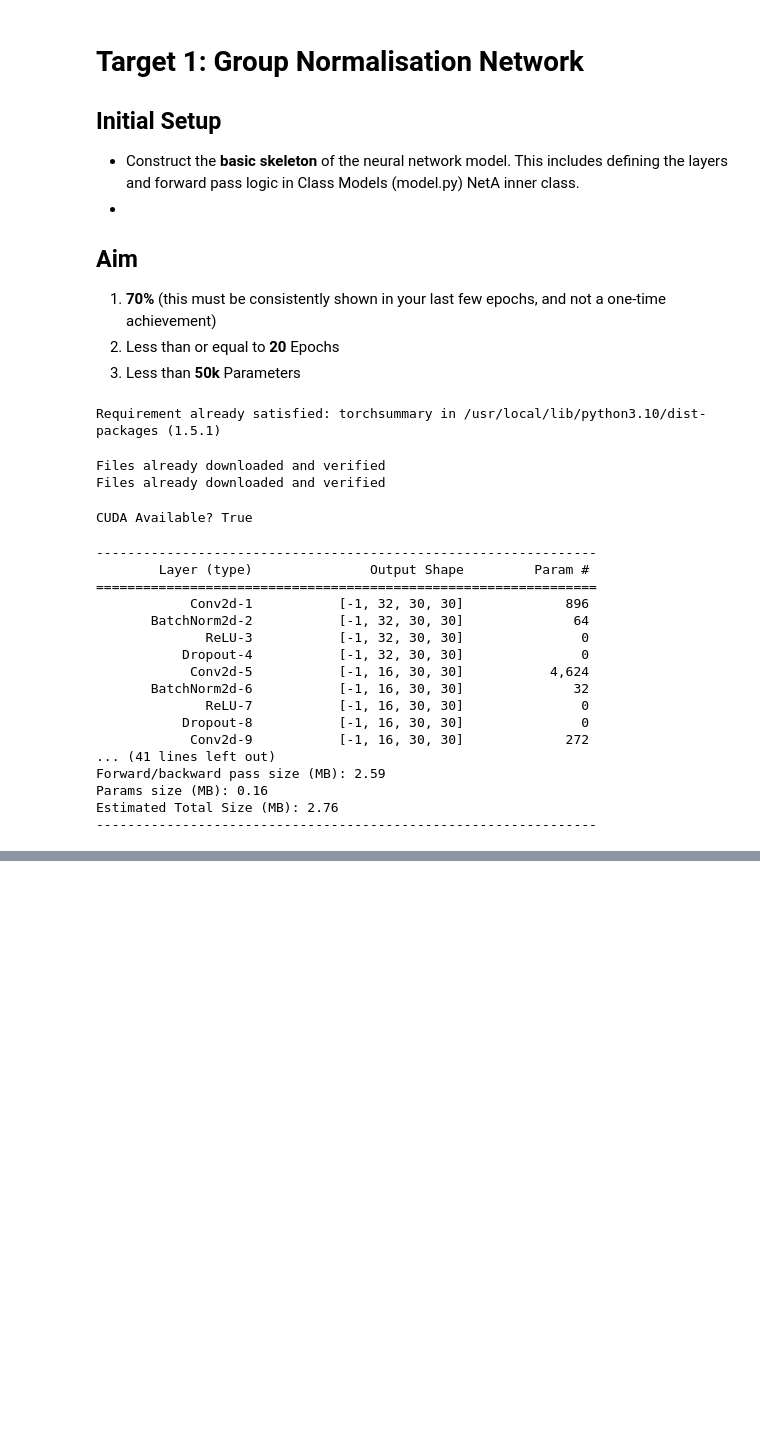
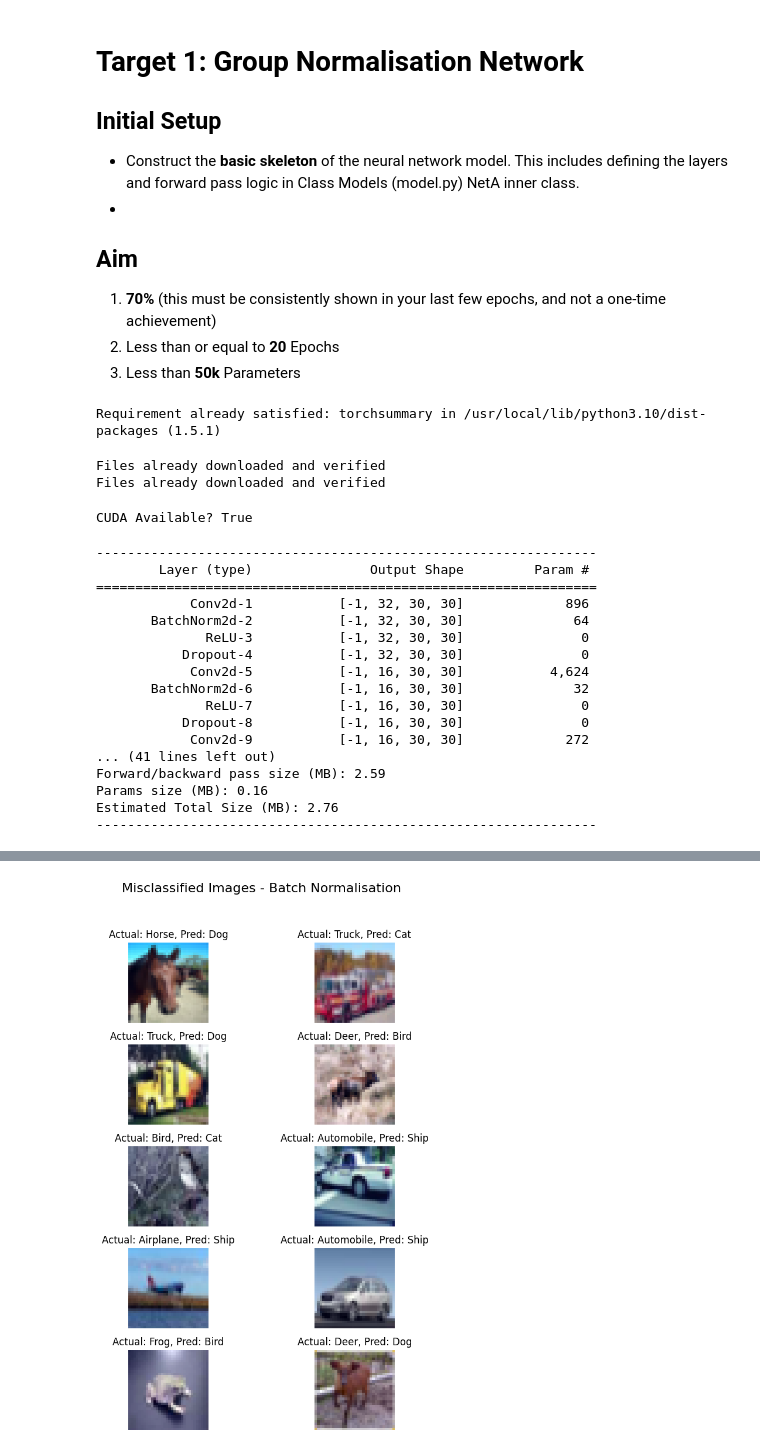
Before and after one commit to ping-Mel/ERV-V2-Assignments, a Jupyter notebook: session8/s8.ipynb, the cells around one changed output, grey strips where cells are left out. Drawn from its saved outputs; the diff is of its cells as text; code cells hidden in the pictures; blank space fills up the shorter version.

Commit message:
add misclassified images

```diff
--- a/session8/s8.ipynb
+++ b/session8/s8.ipynb
@@ -334,6 +332,34 @@ test = datasets.CIFAR10('./data', train=False, download=True, transform=test_tra
 # %% [output]
 Files already downloaded and verified
 Files already downloaded and verified
+# %%
+def show_misclasses(failed_samples, title):
+  CIFAR10_CLS = {
+    0: 'Airplane',
+    1: 'Automobile',
+    2: 'Bird',
+    3: 'Cat',
+    4: 'Deer',
+    5: 'Dog',
+    6: 'Frog',
+    7: 'Horse',
+    8: 'Ship',
+    9: 'Truck'
+  }
+
+  fig, axs = plt.subplots(5,2,figsize=(8,10))
+  fig.suptitle(title, fontsize=16)
+
+  for idx, (img, actual, pred) in enumerate(failed_samples[:10]):
+      ax = axs[idx // 2, idx % 2]
+      img = img.cpu().numpy().transpose((1, 2, 0))  # Convert to numpy and fix channel ordering
+      img = (img - img.min()) / (img.max() - img.min())  # Normalize to [0,1]
+      ax.imshow(img, interpolation='none')
+      ax.set_title(f'Actual: {CIFAR10_CLS[actual]}, Pred: {CIFAR10_CLS[pred]}')
+      ax.axis('off')
+
+  plt.tight_layout(rect=[0, 0.03, 1, 0.95])
+  plt.show()
 # %%
 SEED = 1
 
@@ -364,6 +390,8 @@ train_losses = []
 test_losses = []
 train_acc = []
 test_acc = []
+
+failed_samples = []
 
 def train(model, device, train_loader, optimizer, epoch):
   model.train()
@@ -411,6 +439,12 @@ def test(model, device, test_loader):
             pred = output.argmax(dim=1, keepdim=True)  # get the index of the max log-probability
             correct += pred.eq(target.view_as(pred)).sum().item()
 
+            # New code block to check for incorrect predictions
+            matches = pred.eq(target.view_as(pred))
+            for idx, match in enumerate(matches):
+                if not match.item():
+                    failed_samples.append((data[idx], target[idx].item(), pred[idx].item()))
+
     test_loss /= len(test_loader.dataset)
     test_losses.append(test_loss)
 
@@ -503,3 +537,7 @@ Text(0.5, 1.0, 'Test Accuracy')
+# %%
+show_misclasses(failed_samples,"Misclassified Images - Batch Normalisation")
+# %% [output]
+[figure, added]
 # %%
 Models.evaluate_model(Models.NetB)
 # %% [output]
```
Also changed, not shown: parts of 9 cells of this notebook.
